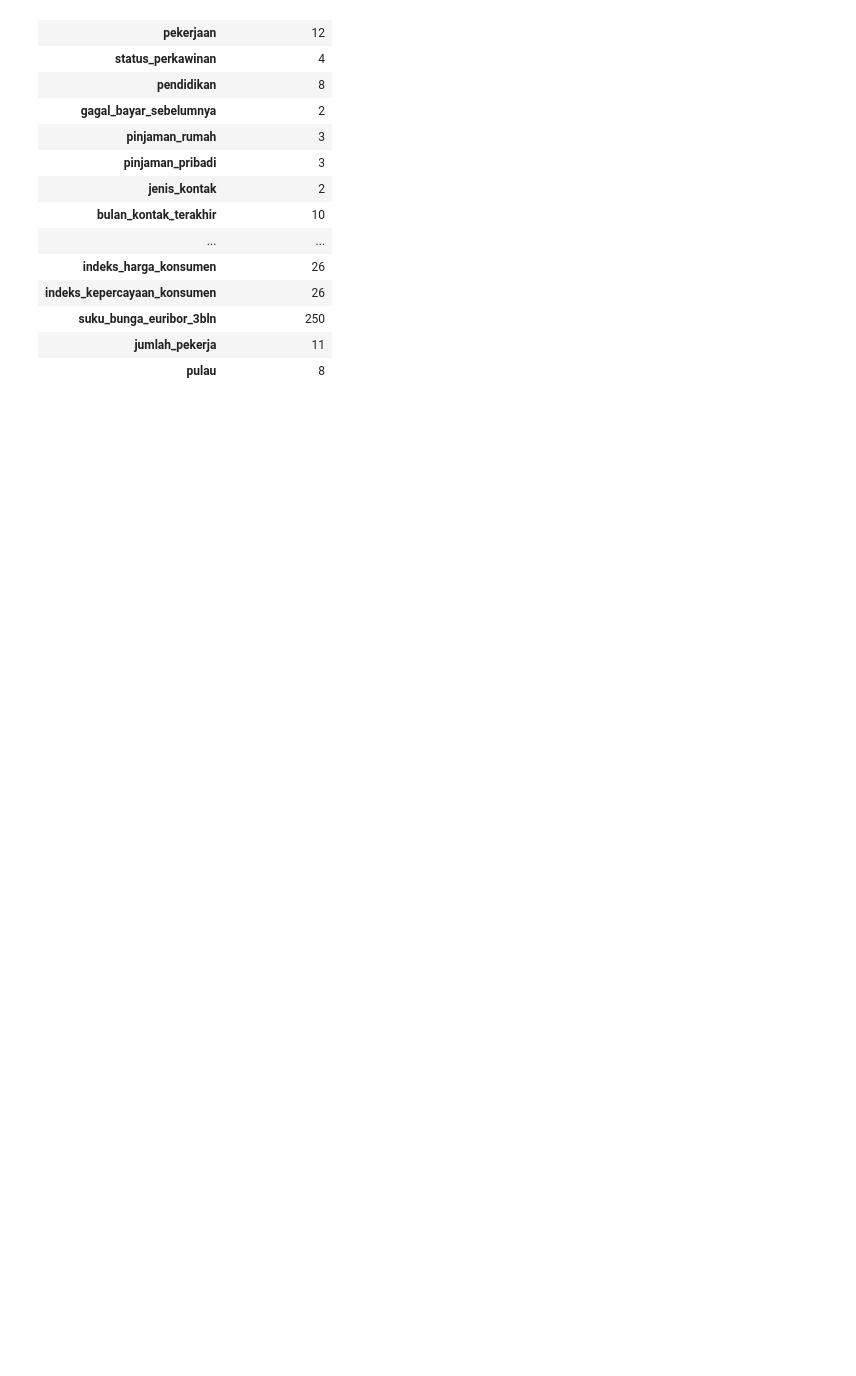
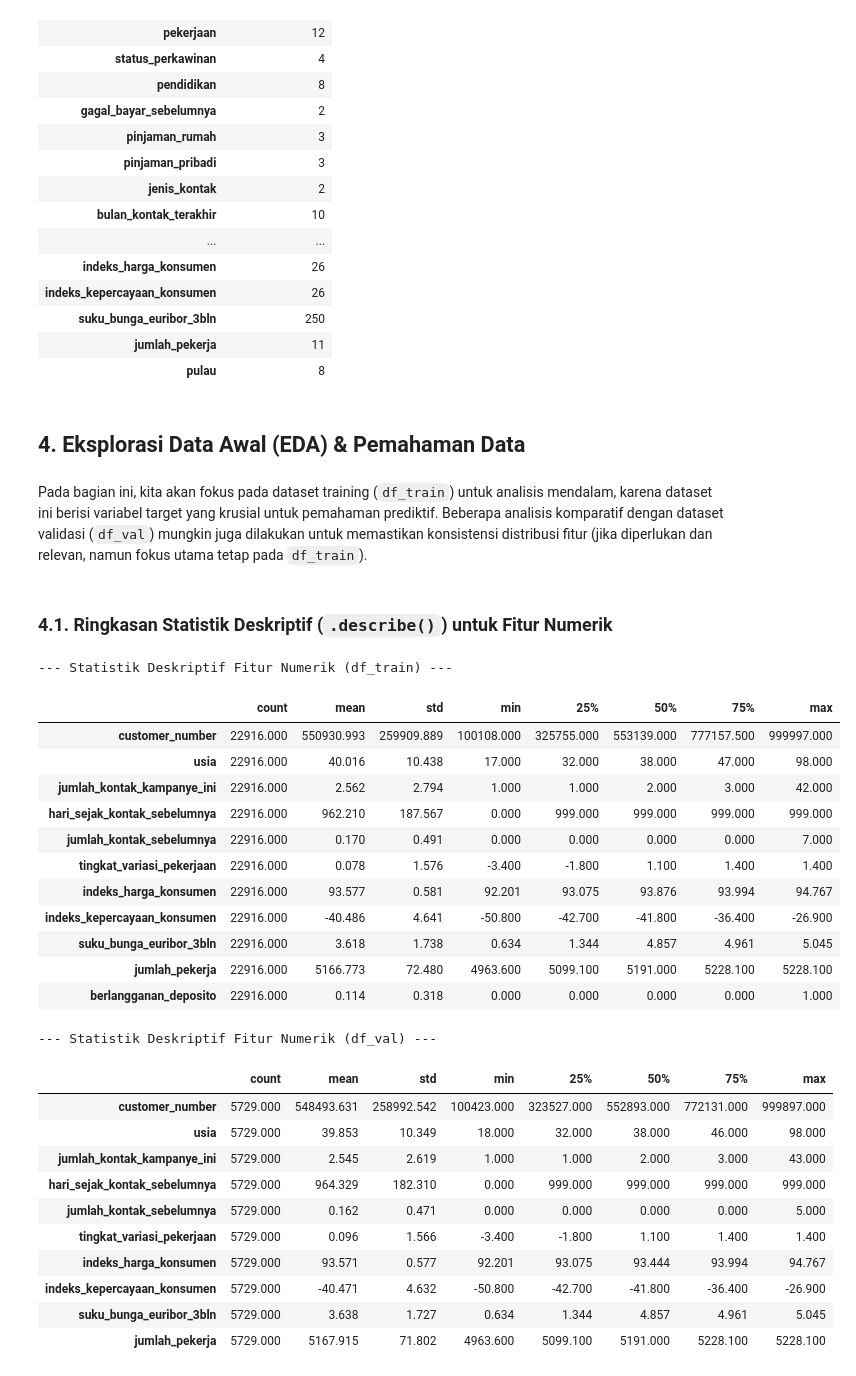
Before and after one commit to LatiefDataVisionary/data-quest-challenge-dsi-2025, a Jupyter notebook: notebooks/DCM_DMU_2025_Notebook_Cubit_Aku_Dong.ipynb, the cells around one changed output. Saved outputs shown, nothing was run; the diff lists cells and outputs as text; code cells hidden in the pictures; blank space fills up the shorter version.

Commit message:
4. Eksplorasi Data Awal (Initial EDA) & Pemahaman Data 4.1. Ringkasan Statistik Deskriptif (`.describe()`) untuk Fitur Numerik

```diff
--- a/notebooks/DCM_DMU_2025_Notebook_Cubit_Aku_Dong.ipynb
+++ b/notebooks/DCM_DMU_2025_Notebook_Cubit_Aku_Dong.ipynb
@@ -385,3 +385,57 @@ pd.DataFrame(df_val.nunique(), columns=['Jumlah Nilai Unik'])
 | suku_bunga_euribor_3bln | 250 |
 | jumlah_pekerja | 11 |
 | pulau | 8 |
+# %% [markdown]
+## **4. Eksplorasi Data Awal (EDA) & Pemahaman Data**
+# %% [markdown]
+Pada bagian ini, kita akan fokus pada dataset training (`df_train`) untuk analisis mendalam, karena dataset ini berisi variabel target yang krusial untuk pemahaman prediktif. Beberapa analisis komparatif dengan dataset validasi (`df_val`) mungkin juga dilakukan untuk memastikan konsistensi distribusi fitur (jika diperlukan dan relevan, namun fokus utama tetap pada `df_train`).
+# %% [markdown]
+### **4.1. Ringkasan Statistik Deskriptif (`.describe()`) untuk Fitur Numerik**
+# %%
+# Sel Kode untuk Statistik Deskriptif Fitur Numerik (df_train)
+if not df_train.empty:
+    print("--- Statistik Deskriptif Fitur Numerik (df_train) ---")
+    # Memilih hanya kolom numerik
+    numeric_cols_train = df_train.select_dtypes(include=np.number).columns.tolist()
+    if numeric_cols_train: # Pastikan ada kolom numerik
+        display(df_train[numeric_cols_train].describe().T) # Transpose untuk tampilan yang lebih baik
+    else:
+        print("Tidak ada kolom numerik untuk ditampilkan statistiknya di df_train.")
+
+    # (Opsional) Lakukan hal yang sama untuk df_val untuk perbandingan cepat,
+    # namun ingat df_val tidak memiliki kolom target.
+    if not df_val.empty:
+        print("\n--- Statistik Deskriptif Fitur Numerik (df_val) ---")
+        numeric_cols_val = df_val.select_dtypes(include=np.number).columns.tolist()
+        if numeric_cols_val:
+            display(df_val[numeric_cols_val].describe().T)
+        else:
+            print("Tidak ada kolom numerik untuk ditampilkan statistiknya di df_val.")
+else:
+    print("Dataset training (df_train) kosong. Statistik deskriptif tidak dapat ditampilkan.")
+# %% [output]
+--- Statistik Deskriptif Fitur Numerik (df_train) ---
+|  | count | mean | std | min | 25% | 50% | 75% | max |
+| customer_number | 22916.000 | 550930.993 | 259909.889 | 100108.000 | 325755.000 | 553139.000 | 777157.500 | 999997.000 |
+| usia | 22916.000 | 40.016 | 10.438 | 17.000 | 32.000 | 38.000 | 47.000 | 98.000 |
+| jumlah_kontak_kampanye_ini | 22916.000 | 2.562 | 2.794 | 1.000 | 1.000 | 2.000 | 3.000 | 42.000 |
+| hari_sejak_kontak_sebelumnya | 22916.000 | 962.210 | 187.567 | 0.000 | 999.000 | 999.000 | 999.000 | 999.000 |
+| jumlah_kontak_sebelumnya | 22916.000 | 0.170 | 0.491 | 0.000 | 0.000 | 0.000 | 0.000 | 7.000 |
+| tingkat_variasi_pekerjaan | 22916.000 | 0.078 | 1.576 | -3.400 | -1.800 | 1.100 | 1.400 | 1.400 |
+| indeks_harga_konsumen | 22916.000 | 93.577 | 0.581 | 92.201 | 93.075 | 93.876 | 93.994 | 94.767 |
+| indeks_kepercayaan_konsumen | 22916.000 | -40.486 | 4.641 | -50.800 | -42.700 | -41.800 | -36.400 | -26.900 |
+| suku_bunga_euribor_3bln | 22916.000 | 3.618 | 1.738 | 0.634 | 1.344 | 4.857 | 4.961 | 5.045 |
+| jumlah_pekerja | 22916.000 | 5166.773 | 72.480 | 4963.600 | 5099.100 | 5191.000 | 5228.100 | 5228.100 |
+| berlangganan_deposito | 22916.000 | 0.114 | 0.318 | 0.000 | 0.000 | 0.000 | 0.000 | 1.000 |
+--- Statistik Deskriptif Fitur Numerik (df_val) ---
+|  | count | mean | std | min | 25% | 50% | 75% | max |
+| customer_number | 5729.000 | 548493.631 | 258992.542 | 100423.000 | 323527.000 | 552893.000 | 772131.000 | 999897.000 |
+| usia | 5729.000 | 39.853 | 10.349 | 18.000 | 32.000 | 38.000 | 46.000 | 98.000 |
+| jumlah_kontak_kampanye_ini | 5729.000 | 2.545 | 2.619 | 1.000 | 1.000 | 2.000 | 3.000 | 43.000 |
+| hari_sejak_kontak_sebelumnya | 5729.000 | 964.329 | 182.310 | 0.000 | 999.000 | 999.000 | 999.000 | 999.000 |
+| jumlah_kontak_sebelumnya | 5729.000 | 0.162 | 0.471 | 0.000 | 0.000 | 0.000 | 0.000 | 5.000 |
+| tingkat_variasi_pekerjaan | 5729.000 | 0.096 | 1.566 | -3.400 | -1.800 | 1.100 | 1.400 | 1.400 |
+| indeks_harga_konsumen | 5729.000 | 93.571 | 0.577 | 92.201 | 93.075 | 93.444 | 93.994 | 94.767 |
+| indeks_kepercayaan_konsumen | 5729.000 | -40.471 | 4.632 | -50.800 | -42.700 | -41.800 | -36.400 | -26.900 |
+| suku_bunga_euribor_3bln | 5729.000 | 3.638 | 1.727 | 0.634 | 1.344 | 4.857 | 4.961 | 5.045 |
+| jumlah_pekerja | 5729.000 | 5167.915 | 71.802 | 4963.600 | 5099.100 | 5191.000 | 5228.100 | 5228.100 |
```
